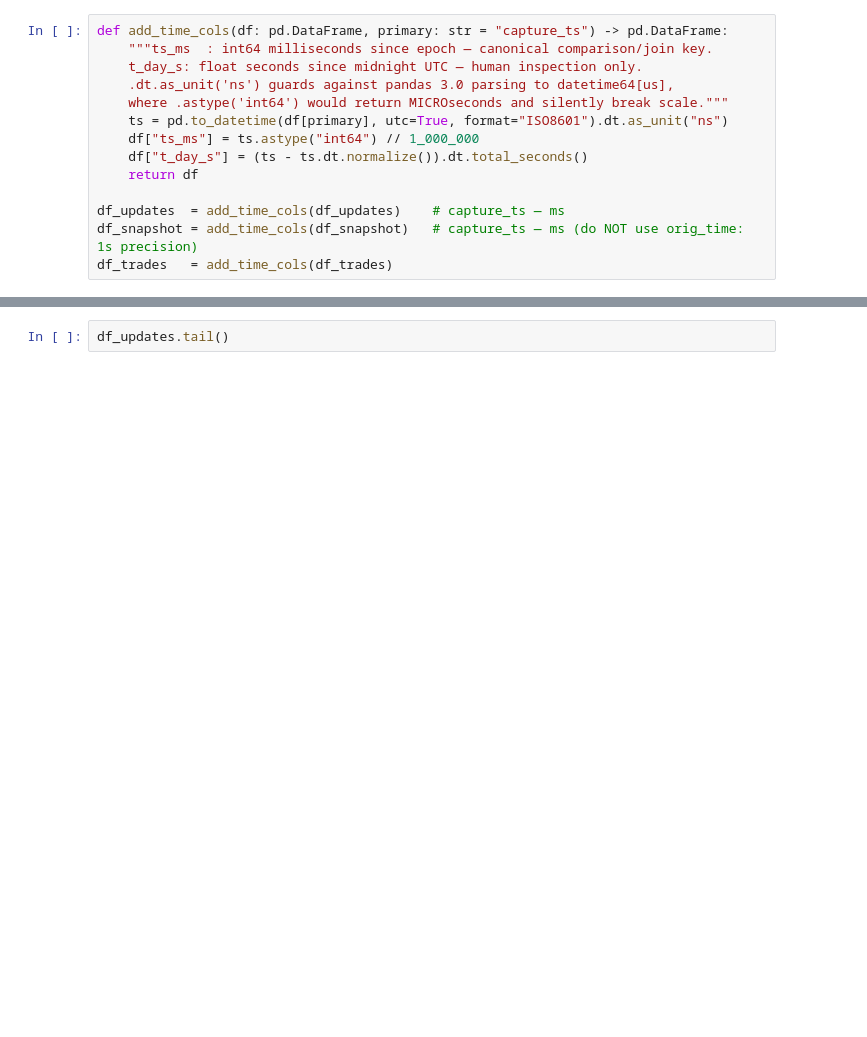
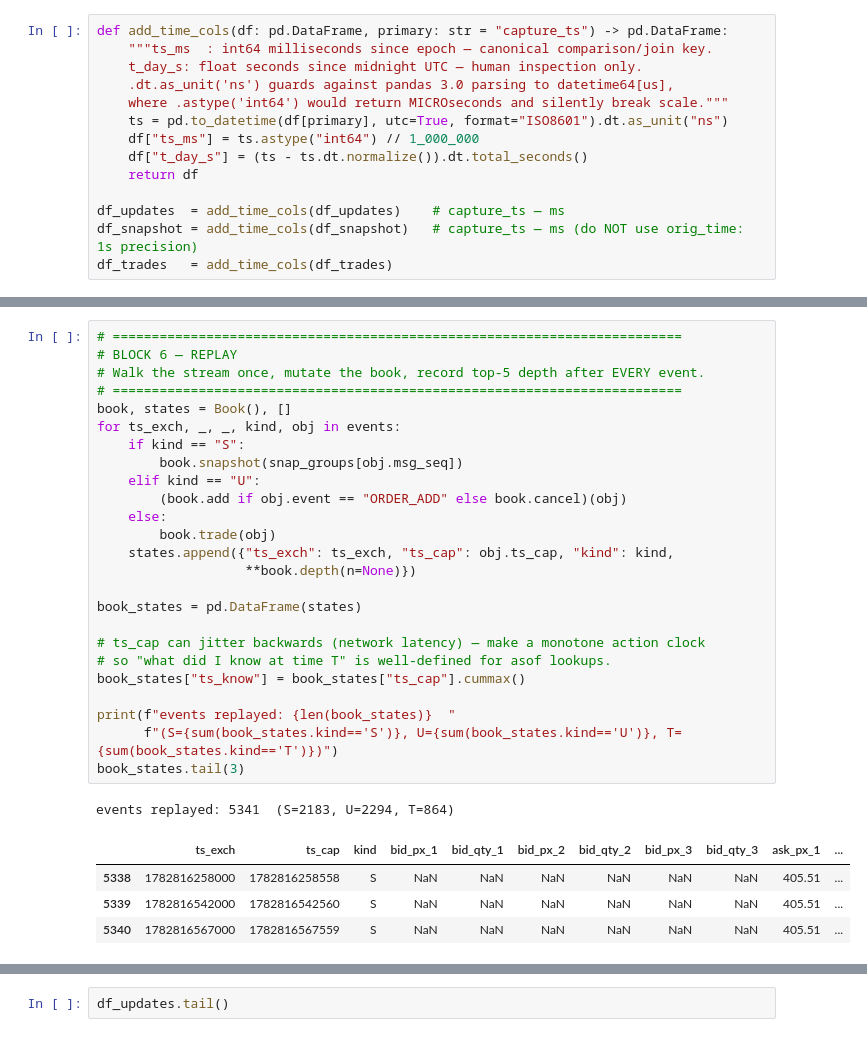
Before and after one commit to shazzzak/HFT_Pk_Codex, a Jupyter notebook: Backtest.ipynb, the cells around one changed output, grey strips where cells are left out. Saved outputs shown, nothing was run; the diff lists cells and outputs as text; blank space fills up the shorter version.

```diff
--- a/Backtest.ipynb
+++ b/Backtest.ipynb
@@ -269,0 +250,31 @@ book_states = pd.DataFrame(states)
+# %%
+# =========================================================================
+# BLOCK 6 — REPLAY
+# Walk the stream once, mutate the book, record top-5 depth after EVERY event.
+# =========================================================================
+book, states = Book(), []
+for ts_exch, _, _, kind, obj in events:
+    if kind == "S":
+        book.snapshot(snap_groups[obj.msg_seq])
+    elif kind == "U":
+        (book.add if obj.event == "ORDER_ADD" else book.cancel)(obj)
+    else:
+        book.trade(obj)
+    states.append({"ts_exch": ts_exch, "ts_cap": obj.ts_cap, "kind": kind,
+                   **book.depth(n=None)})
+
+book_states = pd.DataFrame(states)
+
+# ts_cap can jitter backwards (network latency) — make a monotone action clock
+# so "what did I know at time T" is well-defined for asof lookups.
+book_states["ts_know"] = book_states["ts_cap"].cummax()
+
+print(f"events replayed: {len(book_states)}  "
+      f"(S={sum(book_states.kind=='S')}, U={sum(book_states.kind=='U')}, T={sum(book_states.kind=='T')})")
+book_states.tail(3)
+# %% [output]
+events replayed: 5341  (S=2183, U=2294, T=864)
+|  | ts_exch | ts_cap | kind | bid_px_1 | bid_qty_1 | bid_px_2 | bid_qty_2 | bid_px_3 | bid_qty_3 | ask_px_1 | ... |
+| 5338 | 1782816258000 | 1782816258558 | S | NaN | NaN | NaN | NaN | NaN | NaN | 405.51 | ... |
+| 5339 | 1782816542000 | 1782816542560 | S | NaN | NaN | NaN | NaN | NaN | NaN | 405.51 | ... |
+| 5340 | 1782816567000 | 1782816567559 | S | NaN | NaN | NaN | NaN | NaN | NaN | 405.51 | ... |
```
Also changed, not shown: parts of 7 cells of this notebook.
